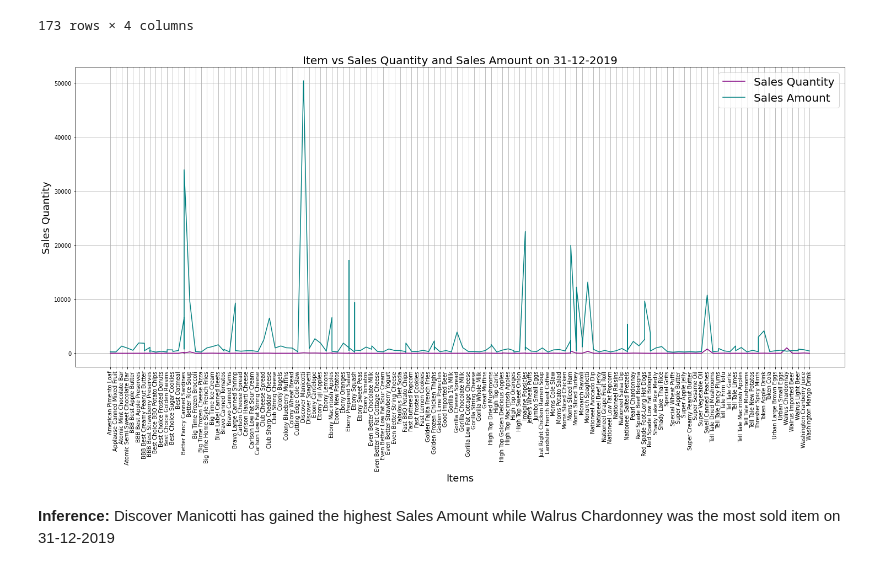
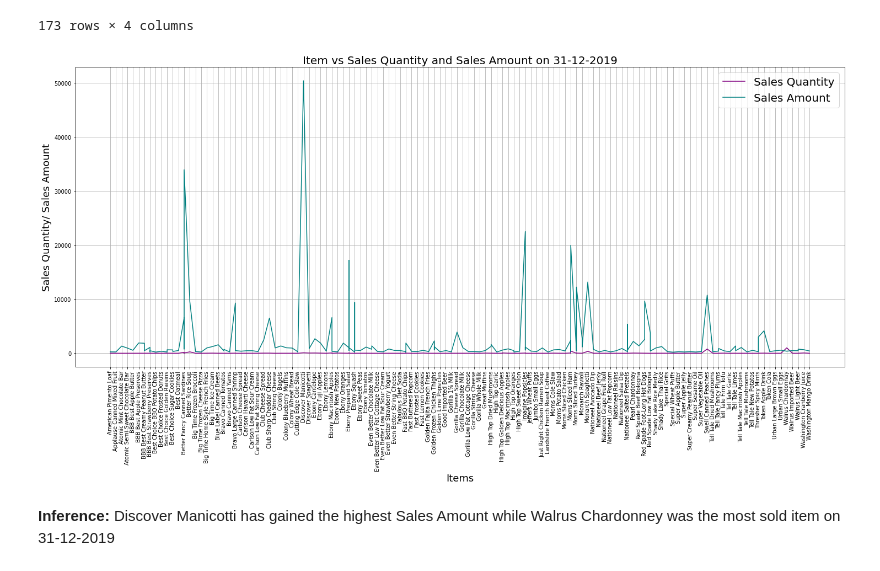
Before and after one commit to joshiaastha/Sales-Management-Data-Analysis, a Jupyter notebook: ETL_TheInternAcademy.ipynb, the cells around one changed output. Drawn from its saved outputs; the diff is of its cells as text; code cells hidden in the pictures.

```diff
--- a/ETL_TheInternAcademy.ipynb
+++ b/ETL_TheInternAcademy.ipynb
@@ -549,17 +536,17 @@ dataItemSort
 # %%
 fig, ax = plt.subplots(figsize=(25, 10))
 #plot Item vs Sales PriceQuantity and Sales Amount
 plt.plot(dataItemSort['Item'],dataItemSort['Sales Quantity'],label='Sales Quantity',color='purple')
 plt.plot(dataItemSort['Item'],dataItemSort['Sales Amount'],label='Sales Amount',color='teal')
 plt.xticks(rotation=90)
 plt.legend( prop={'size': 20})
 plt.title('Item vs Sales Quantity and Sales Amount on 31-12-2019', fontsize=20)
 plt.xlabel('Items', fontsize=18)
-plt.ylabel('Sales Quantity', fontsize=18)
+plt.ylabel('Sales Quantity/ Sales Amount', fontsize=18)
 plt.grid()
 plt.show()
 # %% [output]
-[figure, old version]
+[figure, new version]
 # %% [markdown]
 **Inference:** Discover Manicotti has gained the highest Sales Amount while Walrus Chardonney was the most sold item on 31-12-2019
 # %% [markdown]
```
Also changed, not shown: parts of 33 cells of this notebook.
